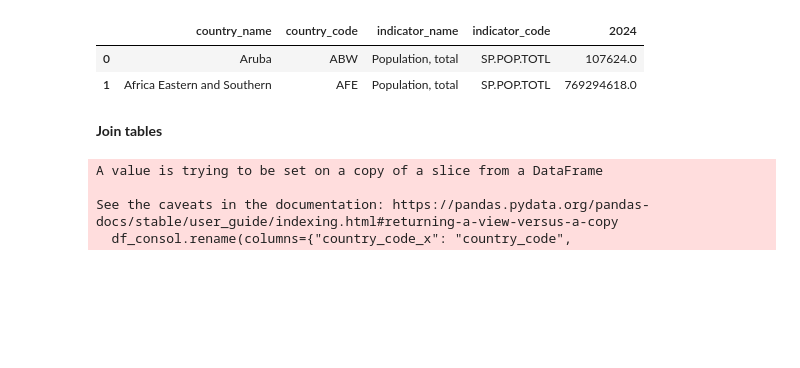
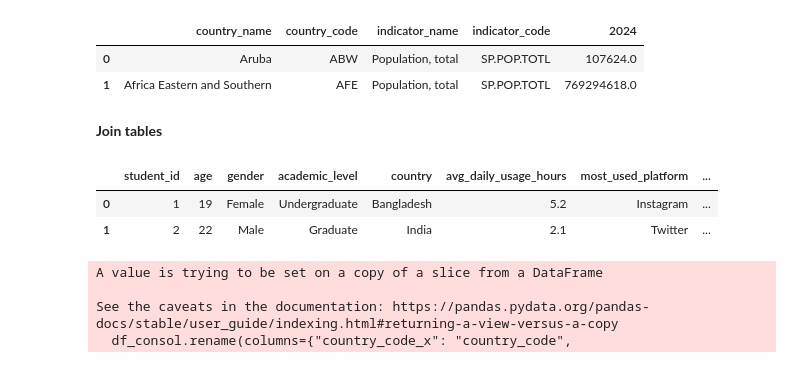
Before and after one commit to lschuler-dotcom/capstone_project, a Jupyter notebook: notebooks/capstone_project.ipynb, the cells around one changed output. Cells and saved outputs as stored; diff of their text form; code cells hidden in the pictures; blank space fills up the shorter version.

```diff
--- a/notebooks/capstone_project.ipynb
+++ b/notebooks/capstone_project.ipynb
@@ -69,7 +80,7 @@ df_gdp.head()
 # %%
 # Addiction df
 df_add.columns = df_add.columns.str.strip().str.lower()
-df_add.rename(columns={'country name': 'country_name'}, inplace=True)
+df_add.rename(columns={'country': 'country_name'}, inplace=True)
 df_add.head(2)
 # %% [output]
 |  | student_id | age | gender | academic_level | country_name | avg_daily_usage_hours | most_used_platform | ... |
@@ -118,6 +129,12 @@ See the caveats in the documentation: https://pandas.pydata.org/pandas-docs/stab
 | 1 | Africa Eastern and Southern | AFE | Population, total | SP.POP.TOTL | 769294618.0 |
 # %% [markdown]
 **Join tables**
+# %%
+df_add.head(2)
+# %% [output]
+|  | student_id | age | gender | academic_level | country | avg_daily_usage_hours | most_used_platform | ... |
+| 0 | 1 | 19 | Female | Undergraduate | Bangladesh | 5.2 | Instagram | ... |
+| 1 | 2 | 22 | Male | Graduate | India | 2.1 | Twitter | ... |
 # %%
 df_merged = (
     df_add
```
Also changed, not shown: parts of 9 cells of this notebook.
